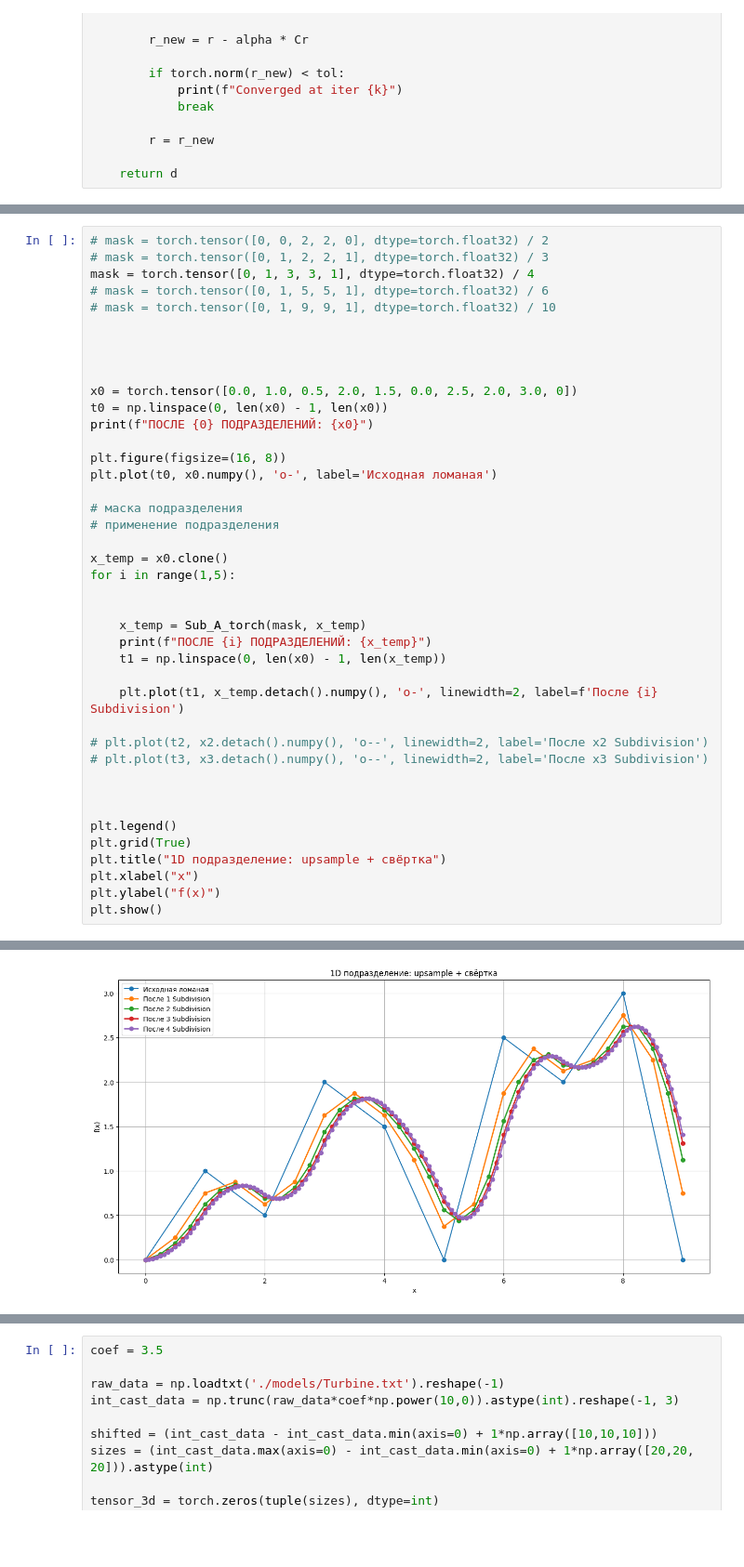
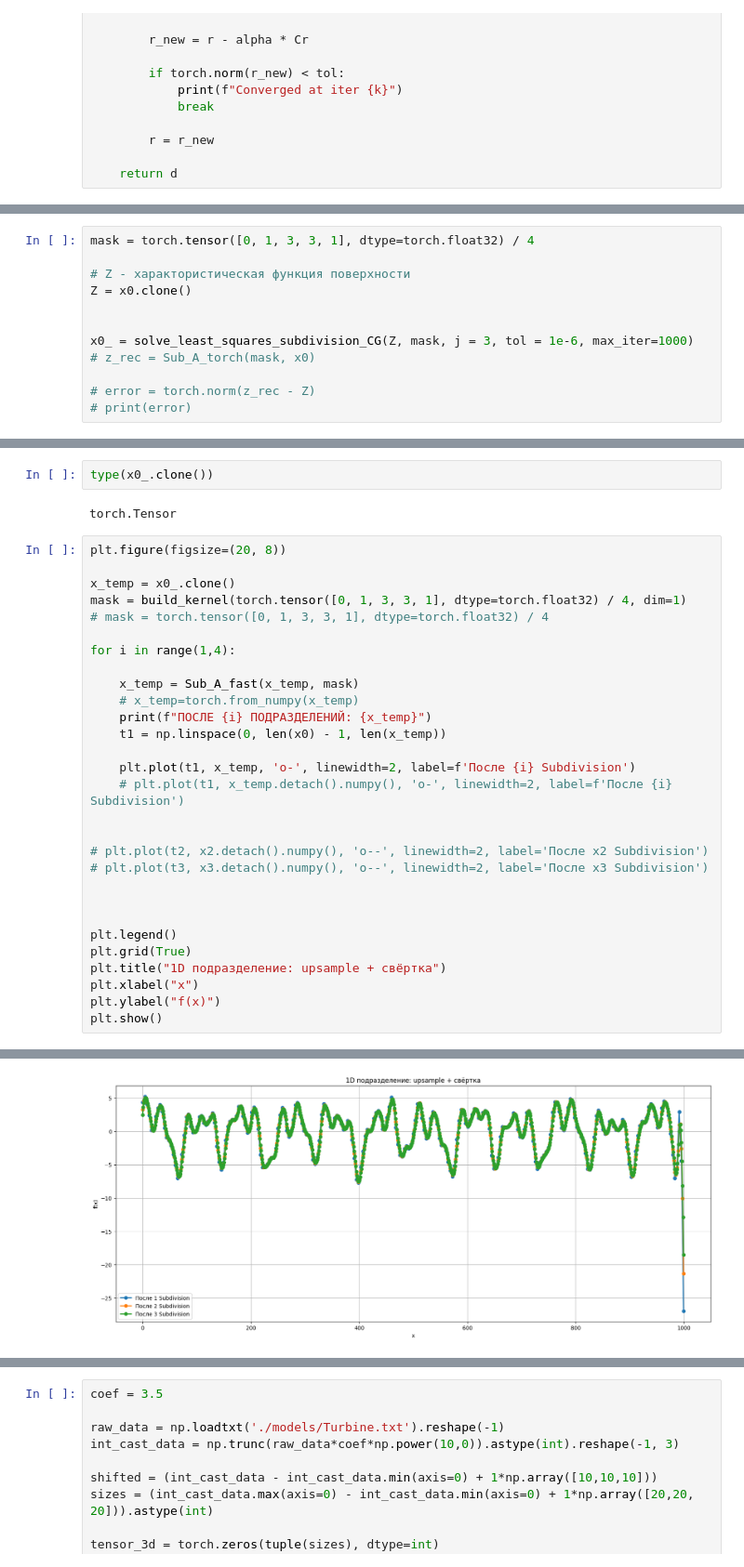
Before and after one commit to AlexanderShliakhturov/Application-of-subdivision-schemes-in-surface-approximation-problems, a Jupyter notebook: convs.ipynb, the cells around one changed output, grey strips where cells are left out. Shown at 93% size. Cells and saved outputs as stored; diff of their text form; blank space fills up the shorter version.

```diff
--- a/convs.ipynb
+++ b/convs.ipynb
@@ -174,0 +286,12 @@ def solve_least_squares_subdivision(
+# %%
+mask = torch.tensor([0, 1, 3, 3, 1], dtype=torch.float32) / 4
+
+# Z - характористическая функция поверхности
+Z = x0.clone()
+
+
+x0_ = solve_least_squares_subdivision_CG(Z, mask, j = 3, tol = 1e-6, max_iter=1000)
+# z_rec = Sub_A_torch(mask, x0)
+
+# error = torch.norm(z_rec - Z)
+# print(error)
@@ -175,32 +316,24 @@ def solve_least_squares_subdivision(
+# %%
+type(x0_.clone())
+# %% [output]
+torch.Tensor
 # %%
-# mask = torch.tensor([0, 0, 2, 2, 0], dtype=torch.float32) / 2
-# mask = torch.tensor([0, 1, 2, 2, 1], dtype=torch.float32) / 3
-mask = torch.tensor([0, 1, 3, 3, 1], dtype=torch.float32) / 4
-# mask = torch.tensor([0, 1, 5, 5, 1], dtype=torch.float32) / 6
-# mask = torch.tensor([0, 1, 9, 9, 1], dtype=torch.float32) / 10
+plt.figure(figsize=(20, 8))
 
+x_temp = x0_.clone()
+mask = build_kernel(torch.tensor([0, 1, 3, 3, 1], dtype=torch.float32) / 4, dim=1)
+# mask = torch.tensor([0, 1, 3, 3, 1], dtype=torch.float32) / 4
 
+for i in range(1,4):
 
-
-x0 = torch.tensor([0.0, 1.0, 0.5, 2.0, 1.5, 0.0, 2.5, 2.0, 3.0, 0])
-t0 = np.linspace(0, len(x0) - 1, len(x0))
-print(f"ПОСЛЕ {0} ПОДРАЗДЕЛЕНИЙ: {x0}")
-
-plt.figure(figsize=(16, 8))
-plt.plot(t0, x0.numpy(), 'o-', label='Исходная ломаная')
-
-# маска подразделения
-# применение подразделения
-
-x_temp = x0.clone()
-for i in range(1,5):
-
-
-    x_temp = Sub_A_torch(mask, x_temp)
+    x_temp = Sub_A_fast(x_temp, mask)
+    # x_temp=torch.from_numpy(x_temp)
     print(f"ПОСЛЕ {i} ПОДРАЗДЕЛЕНИЙ: {x_temp}")
     t1 = np.linspace(0, len(x0) - 1, len(x_temp))
 
-    plt.plot(t1, x_temp.detach().numpy(), 'o-', linewidth=2, label=f'После {i} Subdivision')
+    plt.plot(t1, x_temp, 'o-', linewidth=2, label=f'После {i} Subdivision')
+    # plt.plot(t1, x_temp.detach().numpy(), 'o-', linewidth=2, label=f'После {i} Subdivision')
+
 
 # plt.plot(t2, x2.detach().numpy(), 'o--', linewidth=2, label='После x2 Subdivision')
 # plt.plot(t3, x3.detach().numpy(), 'o--', linewidth=2, label='После x3 Subdivision')
@@ -234 +367 @@ plt.show()
-[figure, old version]
+[figure, new version]
```
Also changed, not shown: parts of 7 cells of this notebook, 31 other files.
